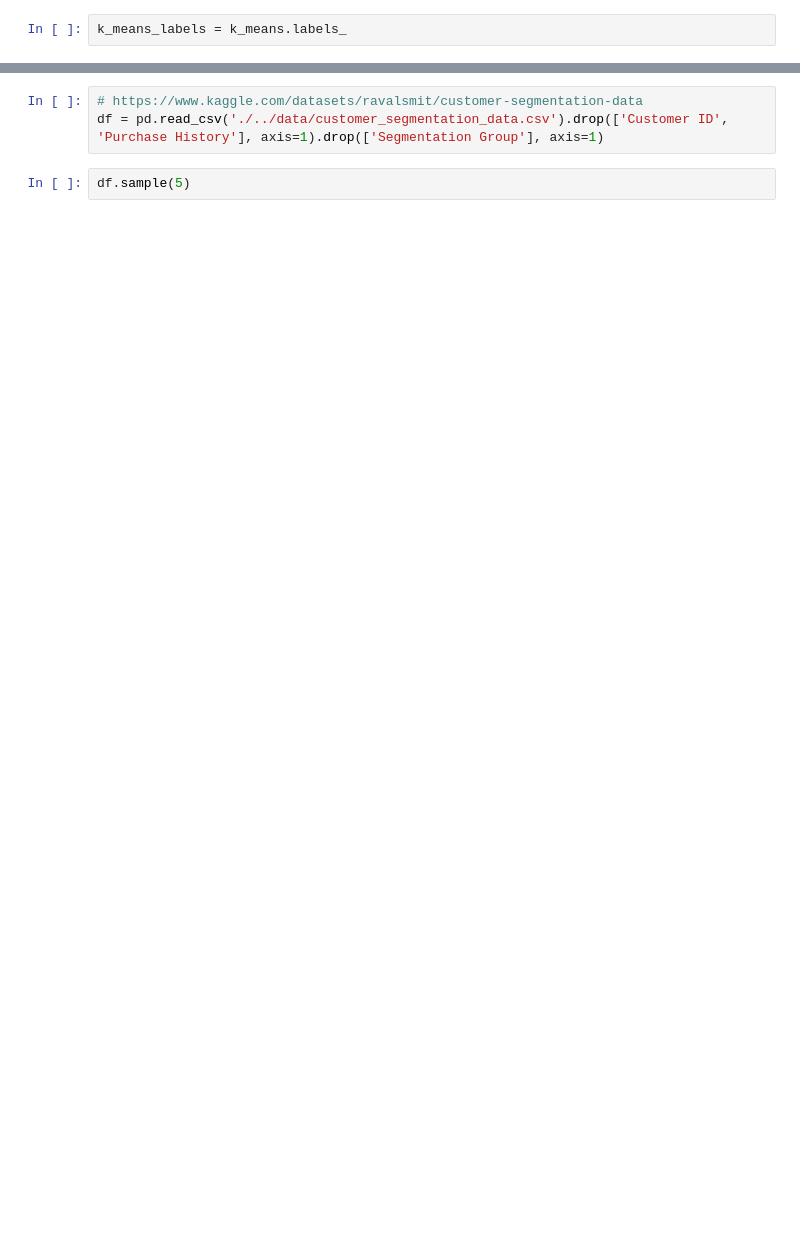
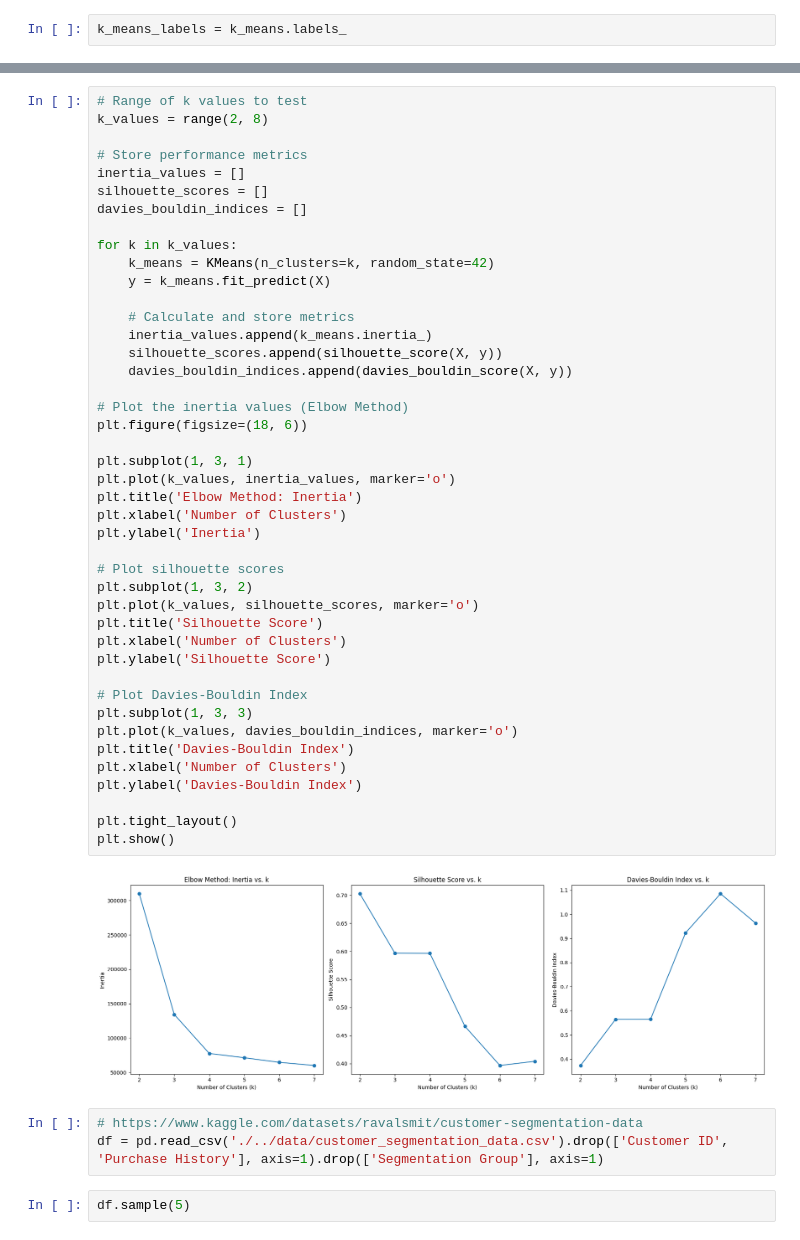
Before and after one commit to su-0522/MachineLearning, a Jupyter notebook: Chapter3/K-means.ipynb, the cells around one changed output, grey strips where cells are left out. Drawn from its saved outputs; the diff is of its cells as text; blank space fills up the shorter version.

```diff
--- a/Chapter3/K-means.ipynb
+++ b/Chapter3/K-means.ipynb
@@ -52,3 +92,48 @@ plt.show()
+# %%
+# Range of k values to test
+k_values = range(2, 8)
+
+# Store performance metrics
+inertia_values = []
+silhouette_scores = []
+davies_bouldin_indices = []
+
+for k in k_values:
+    k_means = KMeans(n_clusters=k, random_state=42)
+    y = k_means.fit_predict(X)
+
+    # Calculate and store metrics
+    inertia_values.append(k_means.inertia_)
+    silhouette_scores.append(silhouette_score(X, y))
+    davies_bouldin_indices.append(davies_bouldin_score(X, y))
+
+# Plot the inertia values (Elbow Method)
+plt.figure(figsize=(18, 6))
+
+plt.subplot(1, 3, 1)
+plt.plot(k_values, inertia_values, marker='o')
+plt.title('Elbow Method: Inertia')
+plt.xlabel('Number of Clusters')
+plt.ylabel('Inertia')
+
+# Plot silhouette scores
+plt.subplot(1, 3, 2)
+plt.plot(k_values, silhouette_scores, marker='o')
+plt.title('Silhouette Score')
+plt.xlabel('Number of Clusters')
+plt.ylabel('Silhouette Score')
+
+# Plot Davies-Bouldin Index
+plt.subplot(1, 3, 3)
+plt.plot(k_values, davies_bouldin_indices, marker='o')
+plt.title('Davies-Bouldin Index')
+plt.xlabel('Number of Clusters')
+plt.ylabel('Davies-Bouldin Index')
+
+plt.tight_layout()
+plt.show()
+# %% [output]
+[figure, added]
 # %%
 # https://www.kaggle.com/datasets/ravalsmit/customer-segmentation-data
 df = pd.read_csv('./../data/customer_segmentation_data.csv').drop(['Customer ID', 'Purchase History'], axis=1).drop(['Segmentation Group'], axis=1)
```
Also changed, not shown: parts of 8 cells of this notebook, 4 other files.
